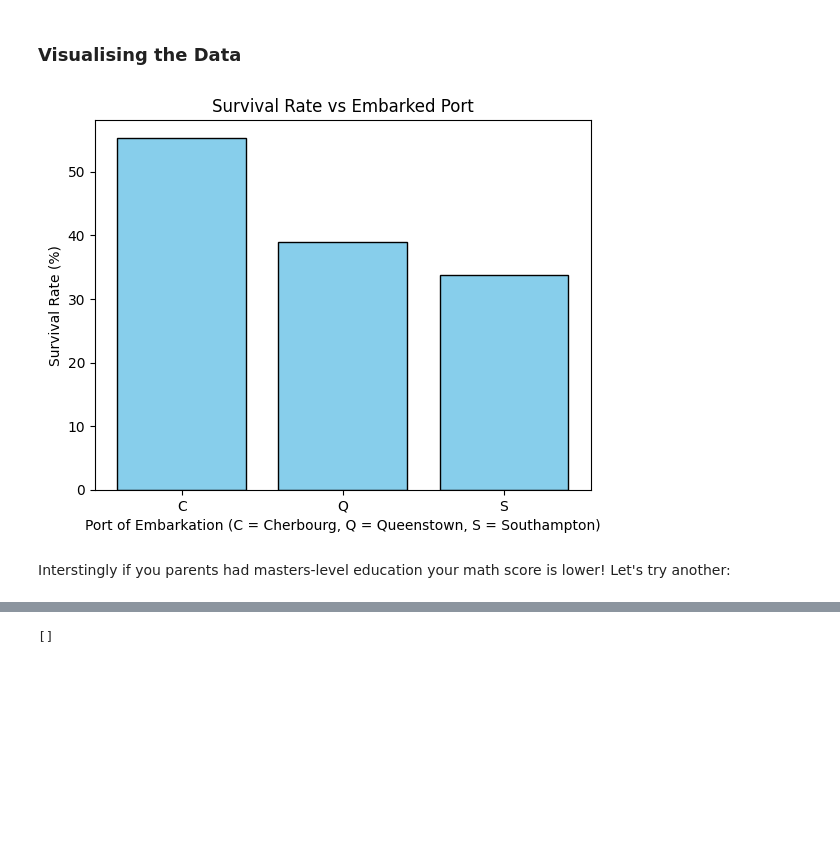
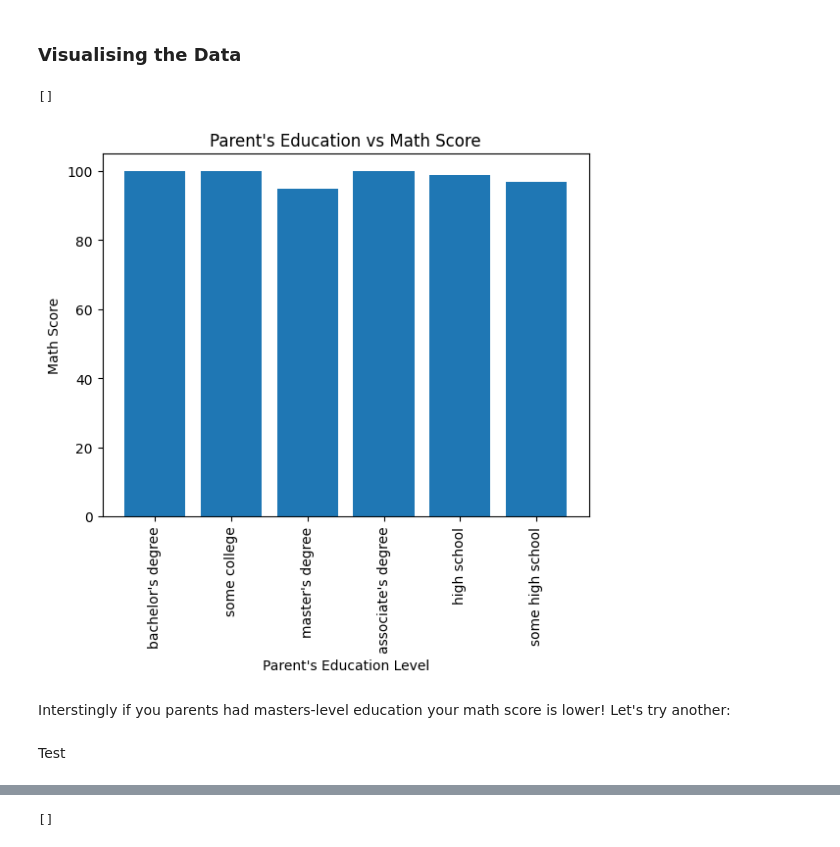
Before and after one commit to JannahAlyah5736369/JannahAlyah5736369-DataScience-GenAI-Submissions, a Jupyter notebook: Copy_of_2_05_Exploratory_Data_Analysis.ipynb, the cells around one changed output, grey strips where cells are left out. Cells and saved outputs as stored; diff of their text form; code cells hidden in the pictures; blank space fills up the shorter version.

```diff
--- a/Copy_of_2_05_Exploratory_Data_Analysis.ipynb
+++ b/Copy_of_2_05_Exploratory_Data_Analysis.ipynb
@@ -131,23 +131,19 @@ titanic.describe()
 We can see that only three of the columns have been "described" ... the three that were numeric (int64). For each, we get a range of useful measures including the mean average, the standard deviation, minimum and maximum values, and the 25th, 50th (median) and 75th percentyles.
 # %% [markdown]
 ### Visualising the Data
-# %%
-# Drop rows with missing values in 'Embarked' or 'Survived' for plotting - neeed to
-plot_data = titanic[['Survived', 'Embarked']].dropna()
-
-# Group the data to count survivors by embarkation port
-survival_by_embark = plot_data.groupby('Embarked')['Survived'].mean().reset_index()
-
-# Create a bar chart showing the survival rate per port of embarkation
-plt.bar(survival_by_embark['Embarked'], survival_by_embark['Survived'] * 100, color='skyblue', edgecolor='black')
-
-
-#these r js labels
-plt.xlabel('Port of Embarkation (C = Cherbourg, Q = Queenstown, S = Southampton)')
-plt.ylabel('Survival Rate (%)')
-plt.title('Survival Rate vs Embarked Port')
-plt.show()
-# %% [output]
-[figure, removed]
+# %%
+plt.bar(students['parental level of education'], students['math score']) # create a bar chart of the two values from the sheet taken the names
+
+# note we use a "\" symbol so that the apostrophy doesn't close the string
+plt.xlabel('Parent\'s Education Level') # x-axis is parent's education level
+plt.xticks(rotation=90) # rotate x labels 90 degrees (vertical)
+plt.ylabel('Math Score') # y-axis is maths score
+plt.title('Parent\'s Education vs Math Score') # add title
+plt.plot() # plot the chart to screen
+# %% [output]
+[]
+[figure, added]
 # %% [markdown]
 Interstingly if you parents had masters-level education your math score is lower! Let's try another:
+# %% [markdown]
+Test
```
Also changed, not shown: parts of 1 cell of this notebook.
